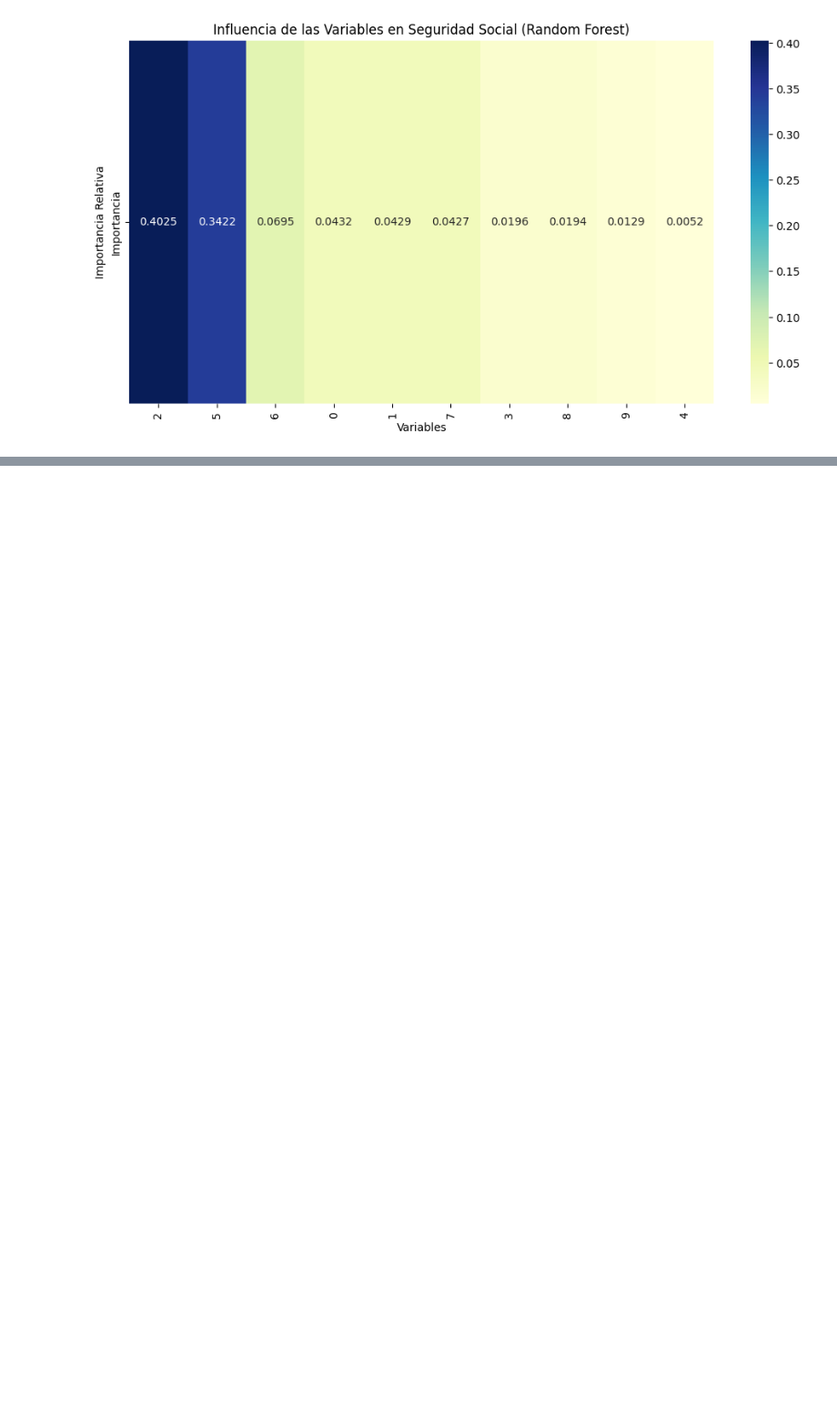
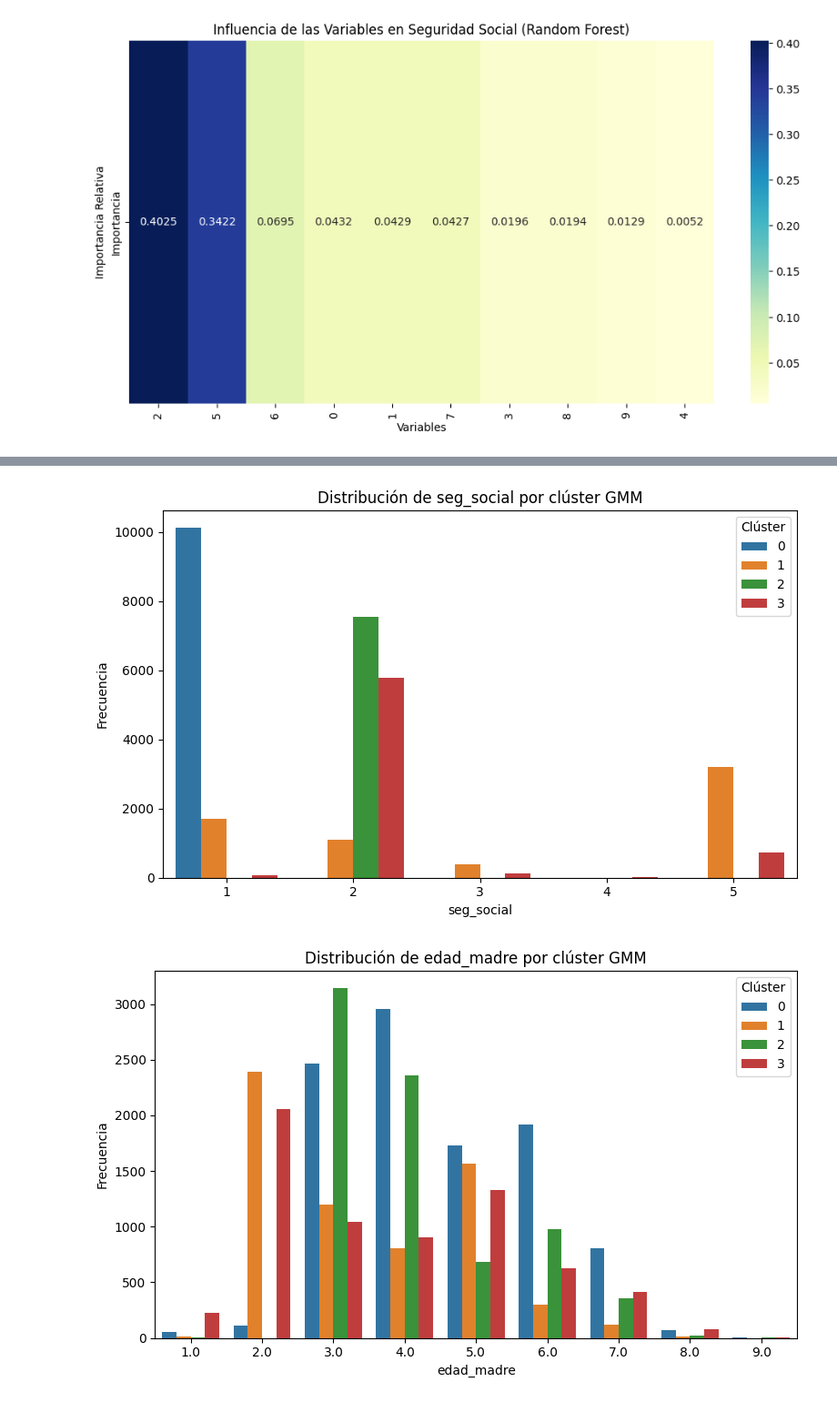
Before and after one commit to trabajogrado28/Natali, a Jupyter notebook: Codigo_def_2020.ipynb, the cells around one changed output, grey strips where cells are left out. Shown at 91% size. Saved outputs shown, nothing was run; the diff lists cells and outputs as text; code cells hidden in the pictures; blank space fills up the shorter version.

```diff
--- a/Codigo_def_2020.ipynb
+++ b/Codigo_def_2020.ipynb
@@ -255,16 +244,0 @@ plt.show()
-# %%
-import numpy as np
-import pandas as pd
-
-# Obtener nombres de columnas originales después del One-Hot Encoding
-columnas_originales = datos_finales.columns
-
-# Extraer matriz de pesos de la RBM
-pesos_rbm = rbm.components_
-
-# Mostrar las 5 variables más influyentes por latente
-for i, latente in enumerate(pesos_rbm):
-    print(f"\n🔹 Latente {i}:")
-    top_idx = np.argsort(np.abs(latente))[-5:]  # 5 variables con mayor valor absoluto
-    for idx in reversed(top_idx):
-        print(f"  {columnas_originales[idx]}: peso = {latente[idx]:.4f}")
@@ -670,0 +701,24 @@ plt.show()
+# %%
+# Lista de variables a graficar
+variables = ['seg_social', 'edad_madre', 'niv_edum', 'cod_dpto']  # Changed to lowercase
+
+# Crear y guardar los gráficos
+for var in variables:
+    plt.figure(figsize=(8, 5))
+    # Use datos_importantes instead of data, as it contains the 'Cluster' column
+    sns.countplot(data=datos_importantes, x=var, hue='Cluster', palette='tab10')
+    plt.title(f'Distribución de {var} por clúster GMM')
+    plt.xlabel(var)
+    plt.ylabel('Frecuencia')
+    plt.legend(title='Clúster')
+    plt.tight_layout()
+
+    # Guardar como imágenes (alta resolución)
+    plt.savefig(f'{var}_por_cluster_GMM.png', dpi=300)
+    plt.savefig(f'{var}_por_cluster_GMM.pdf')
+
+    # Mostrar en pantalla (opcional)
+    plt.show()
+# %% [output]
+[figure, added]
+[figure, added]
```
Also changed, not shown: parts of 12 cells of this notebook.
